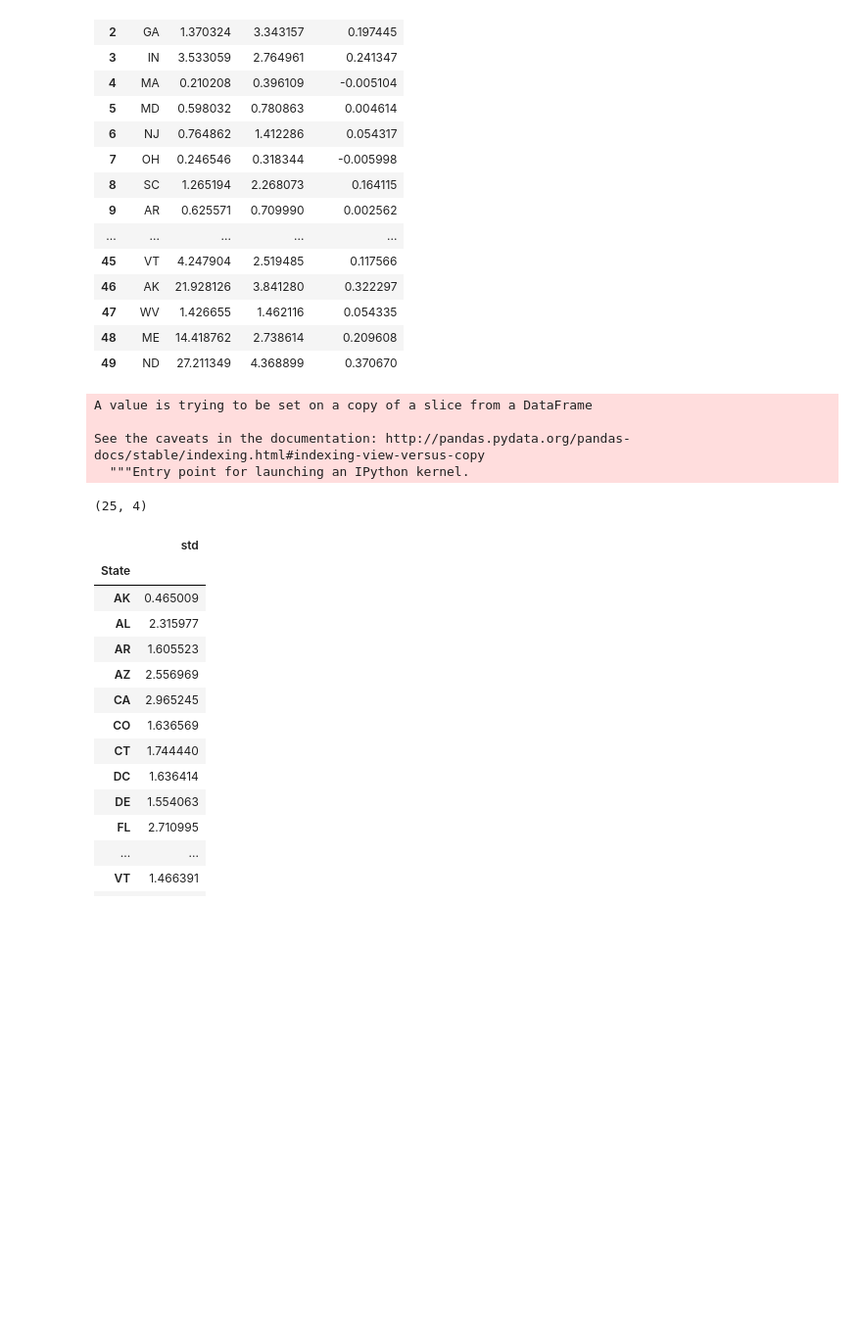
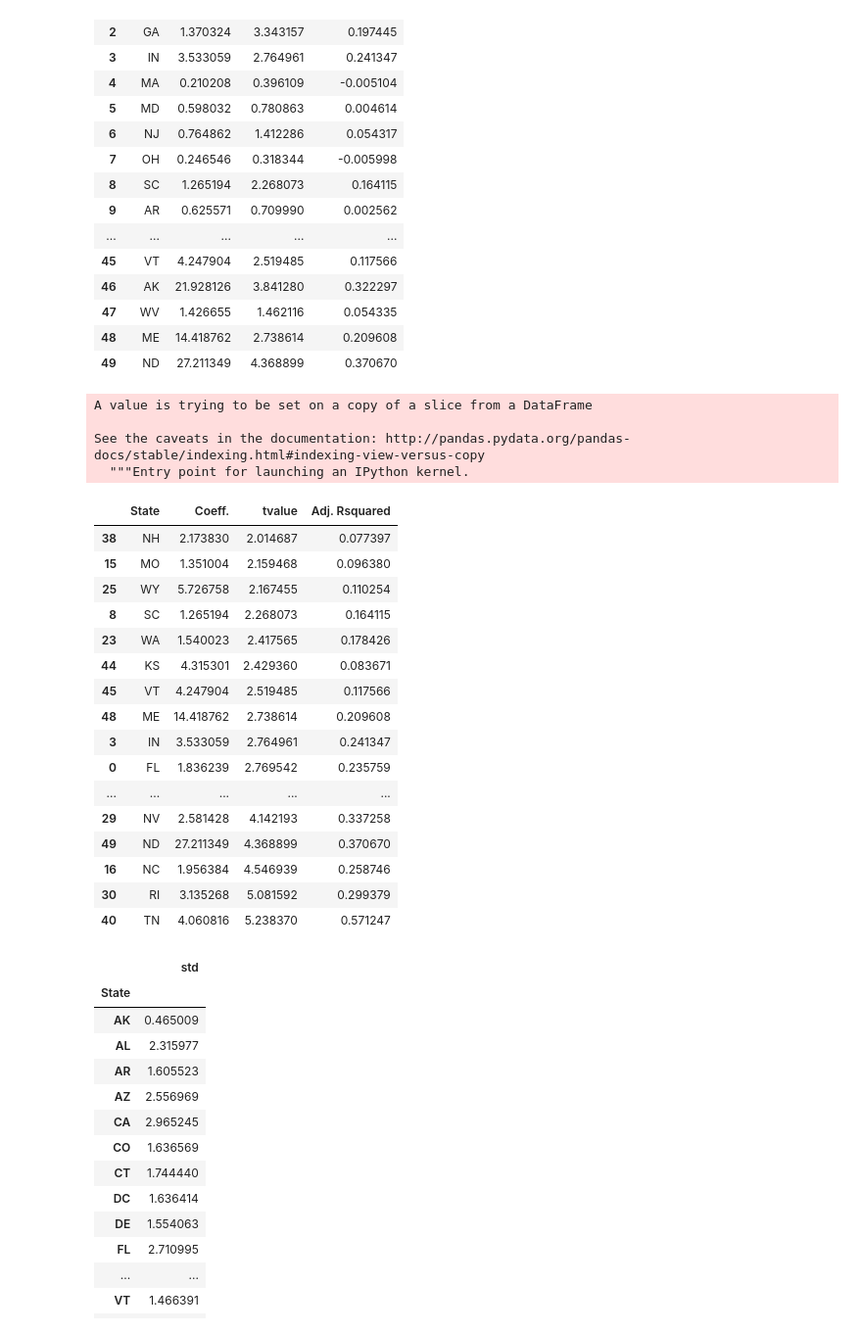
Before and after one commit to 180492sunney/risk_project, a Jupyter notebook: Risk_Project.ipynb, the cells around one changed output. Shown at 98% size. Drawn from its saved outputs; the diff is of its cells as text; code cells hidden in the pictures; blank space fills up the shorter version.

```diff
--- a/Risk_Project.ipynb
+++ b/Risk_Project.ipynb
@@ -287,3 +283,5 @@ reg_results = pd.DataFrame(regression_results,columns=['State','Coeff.','tvalue'
+# %%
+reg_results = run_regression(final_df)
 # %%
 reg_results
 # %% [output]
@@ -308,12 +306,29 @@ reg_results
 states_with_significant_stat = reg_results[abs(reg_results['tvalue'])>=2.0]
 # %%
 states_with_significant_stat.sort_values('tvalue',inplace=True)
+states_with_significant_stat
 # %% [output]
 A value is trying to be set on a copy of a slice from a DataFrame
 
 See the caveats in the documentation: http://pandas.pydata.org/pandas-docs/stable/indexing.html#indexing-view-versus-copy
   """Entry point for launching an IPython kernel.
-(25, 4)
+|  | State | Coeff. | tvalue | Adj. Rsquared |
+| 38 | NH | 2.173830 | 2.014687 | 0.077397 |
+| 15 | MO | 1.351004 | 2.159468 | 0.096380 |
+| 25 | WY | 5.726758 | 2.167455 | 0.110254 |
+| 8 | SC | 1.265194 | 2.268073 | 0.164115 |
+| 23 | WA | 1.540023 | 2.417565 | 0.178426 |
+| 44 | KS | 4.315301 | 2.429360 | 0.083671 |
+| 45 | VT | 4.247904 | 2.519485 | 0.117566 |
+| 48 | ME | 14.418762 | 2.738614 | 0.209608 |
+| 3 | IN | 3.533059 | 2.764961 | 0.241347 |
+| 0 | FL | 1.836239 | 2.769542 | 0.235759 |
+| ... | ... | ... | ... | ... |
+| 29 | NV | 2.581428 | 4.142193 | 0.337258 |
+| 49 | ND | 27.211349 | 4.368899 | 0.370670 |
+| 16 | NC | 1.956384 | 4.546939 | 0.258746 |
+| 30 | RI | 3.135268 | 5.081592 | 0.299379 |
+| 40 | TN | 4.060816 | 5.238370 | 0.571247 |
 # %%
 unemp_vol = unemp_data[['State','Rate']].groupby('State').agg(['std'])['Rate']
 unemp_vol
```
Also changed, not shown: parts of 6 cells of this notebook.
